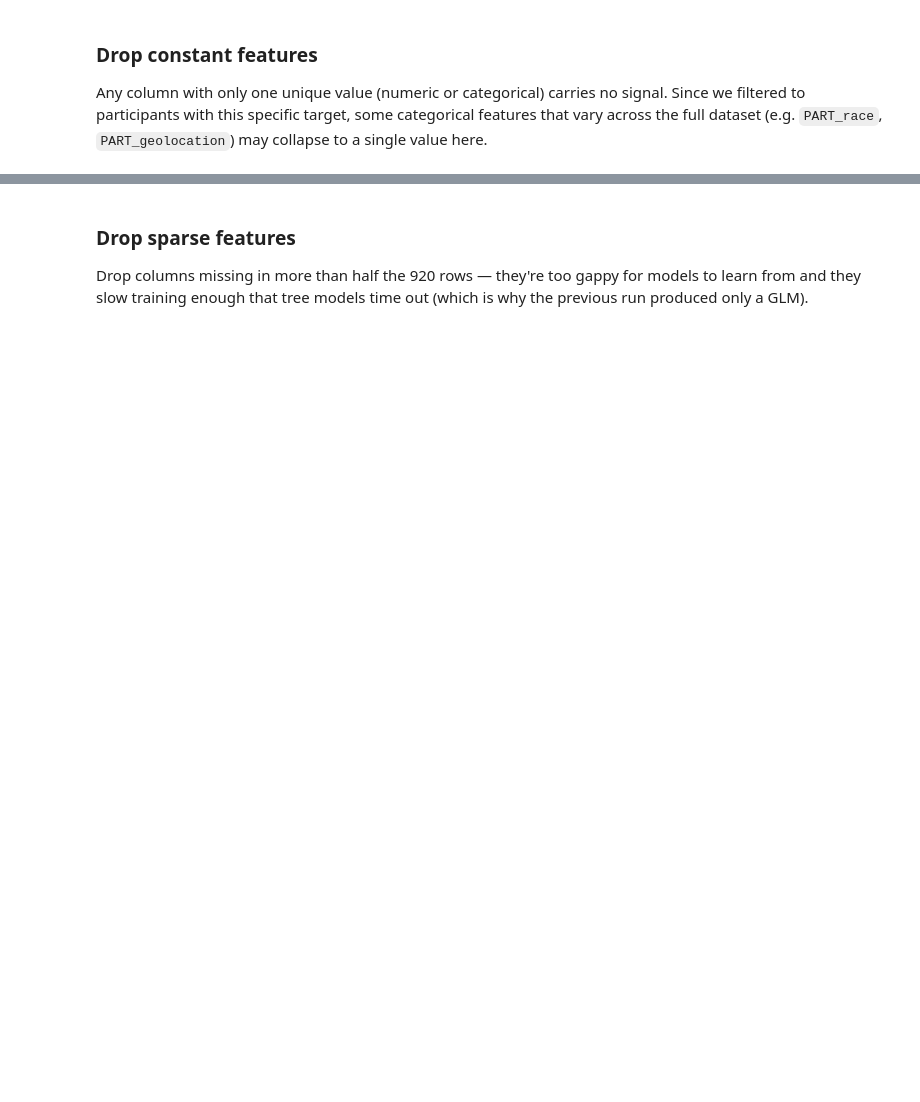
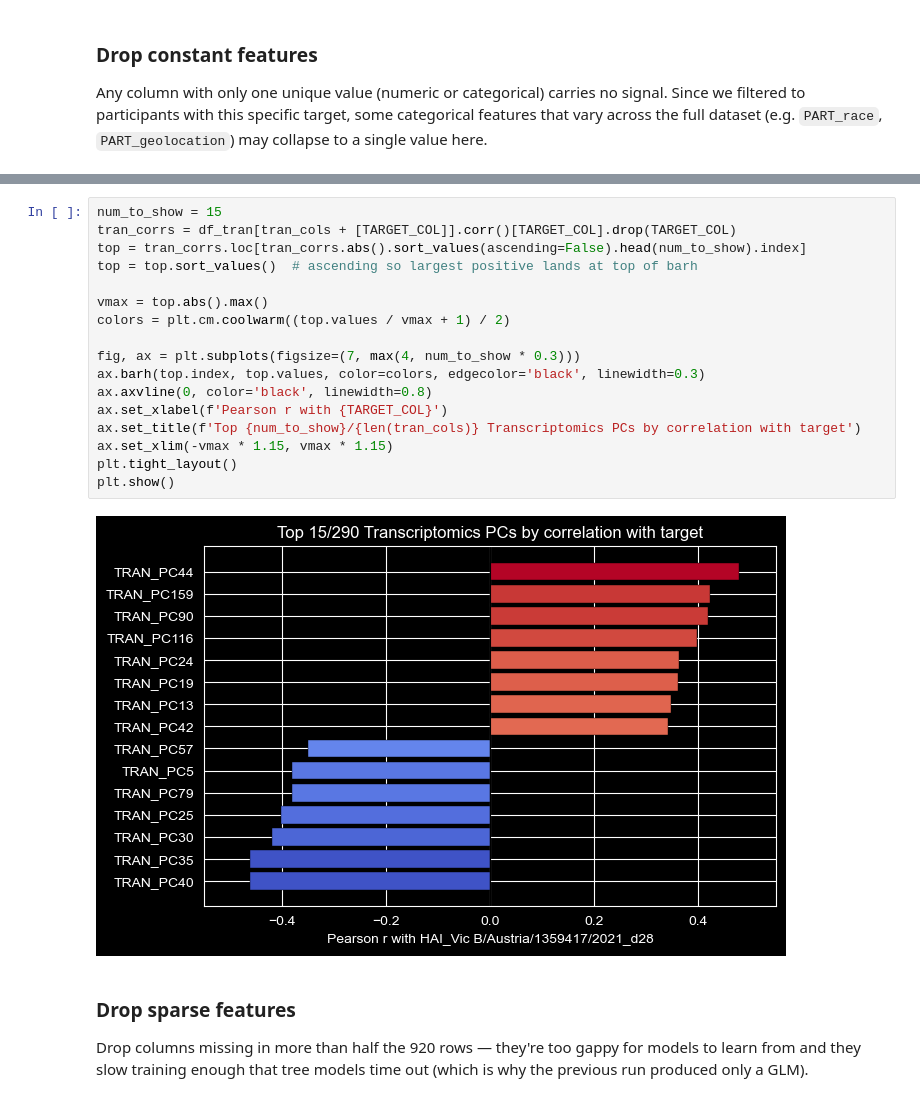
Before and after one commit to DirtyChay/cmi-flu-prediction-challenge-capstone, a Jupyter notebook: automl_models/task_4_3.ipynb, the cells around one changed output, grey strips where cells are left out. Saved outputs shown, nothing was run; the diff lists cells and outputs as text; blank space fills up the shorter version.

```diff
--- a/automl_models/task_4_3.ipynb
+++ b/automl_models/task_4_3.ipynb
@@ -115,3 +131,22 @@ Shape: (920, 27989)
+# %%
+num_to_show = 15
+tran_corrs = df_tran[tran_cols + [TARGET_COL]].corr()[TARGET_COL].drop(TARGET_COL)
+top = tran_corrs.loc[tran_corrs.abs().sort_values(ascending=False).head(num_to_show).index]
+top = top.sort_values()  # ascending so largest positive lands at top of barh
+
+vmax = top.abs().max()
+colors = plt.cm.coolwarm((top.values / vmax + 1) / 2)
+
+fig, ax = plt.subplots(figsize=(7, max(4, num_to_show * 0.3)))
+ax.barh(top.index, top.values, color=colors, edgecolor='black', linewidth=0.3)
+ax.axvline(0, color='black', linewidth=0.8)
+ax.set_xlabel(f'Pearson r with {TARGET_COL}')
+ax.set_title(f'Top {num_to_show}/{len(tran_cols)} Transcriptomics PCs by correlation with target')
+ax.set_xlim(-vmax * 1.15, vmax * 1.15)
+plt.tight_layout()
+plt.show()
+# %% [output]
+[figure, added]
 # %% [markdown]
 ### Drop sparse features
 
```
Also changed, not shown: parts of 25 cells of this notebook, 12 other files.
